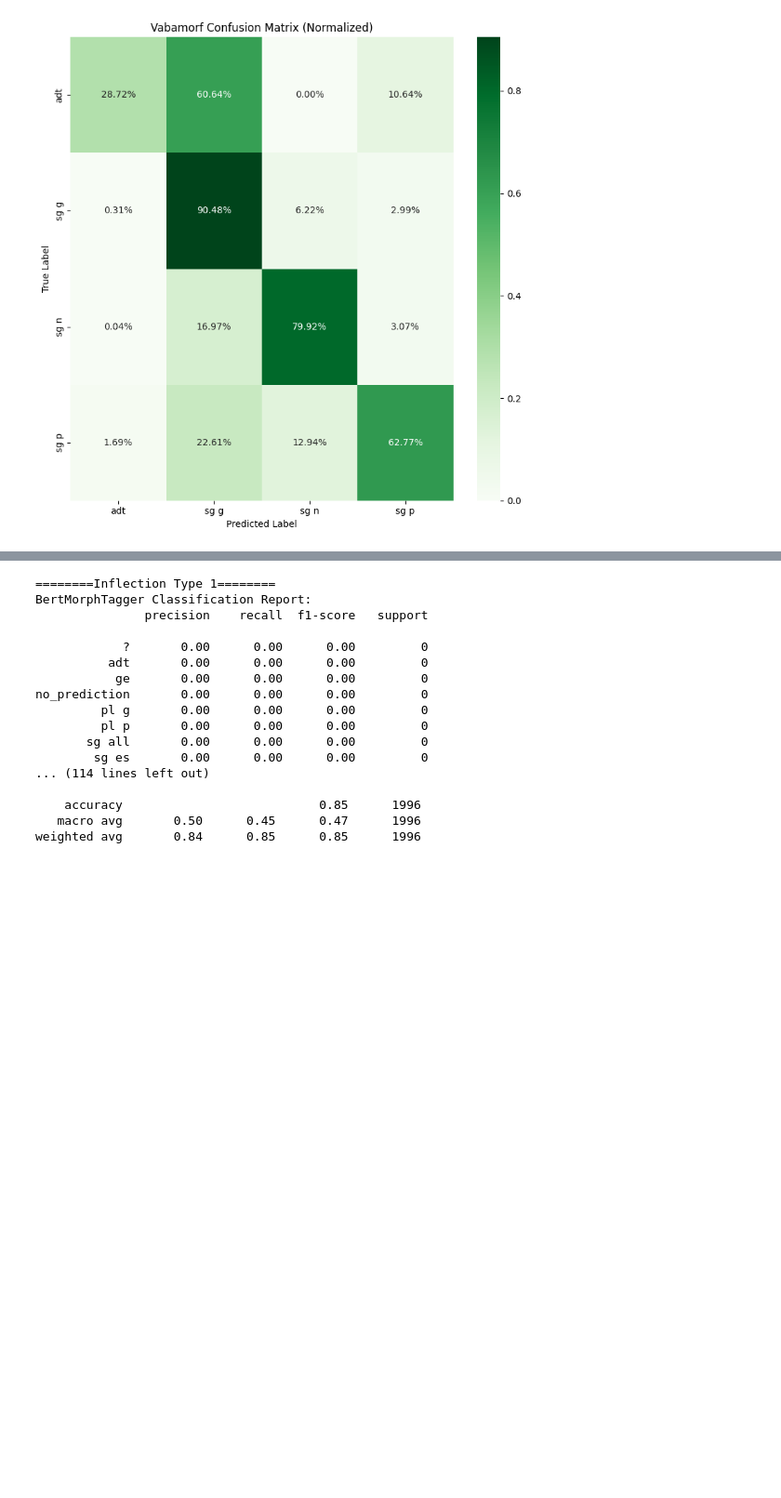
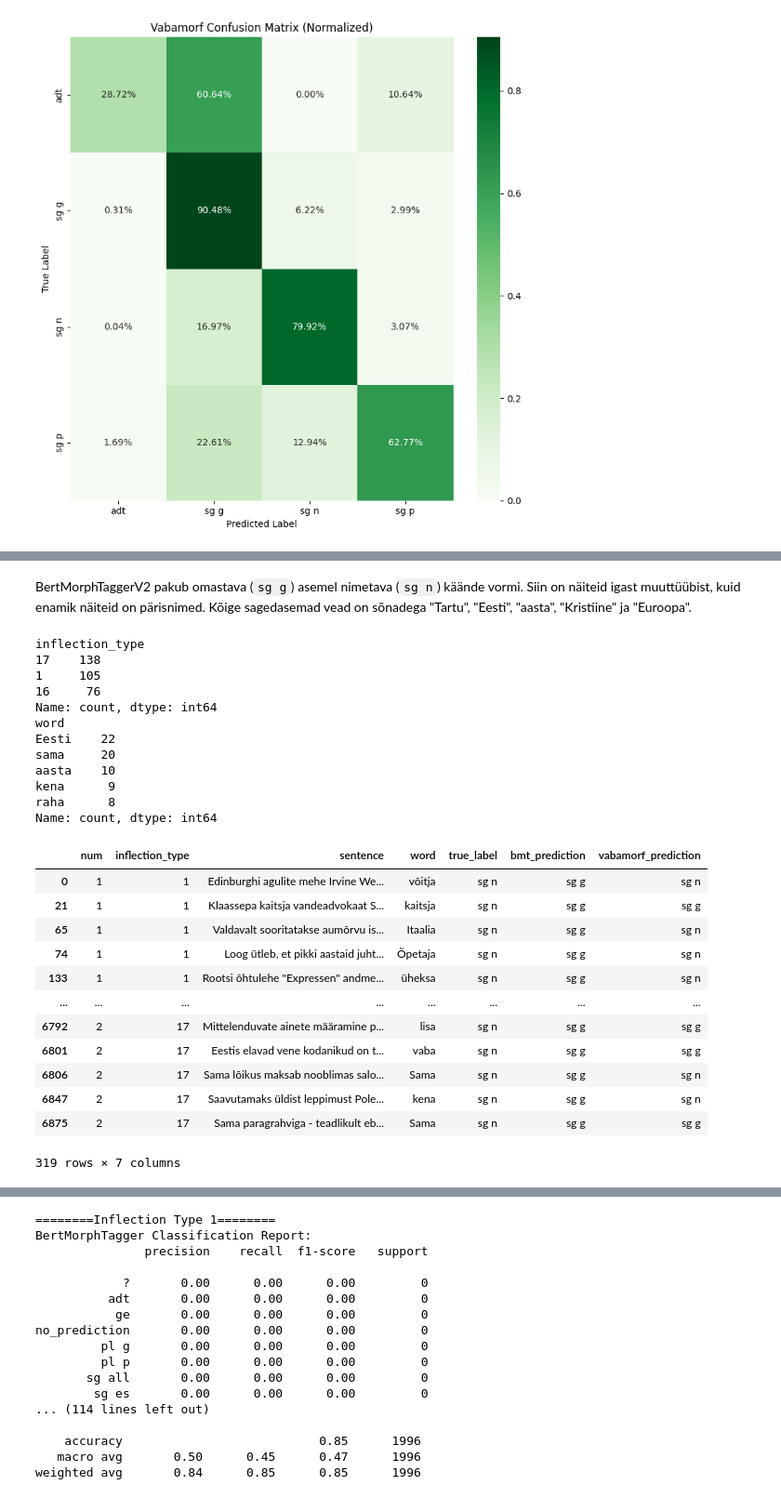
Before and after one commit to SanderSaska/EstNLTK_model_training, a Jupyter notebook: notebooks/homonyms_compare_vabamorf.ipynb, the cells around one changed output, grey strips where cells are left out. Shown at 93% size. Saved outputs shown, nothing was run; the diff lists cells and outputs as text; code cells hidden in the pictures; blank space fills up the shorter version.

```diff
--- a/notebooks/homonyms_compare_vabamorf.ipynb
+++ b/notebooks/homonyms_compare_vabamorf.ipynb
@@ -440,0 +563,36 @@ plt.show()
+# %% [markdown]
+BertMorphTaggerV2 pakub omastava (`sg g`) asemel nimetava (`sg n`) käände vormi. Siin on näiteid igast muuttüübist, kuid enamik näiteid on pärisnimed. Kõige sagedasemad vead on sõnadega "Tartu", "Eesti", "aasta", "Kristiine" ja "Euroopa".
+# %%
+# Analyse results where BertMorphTagger predicted "sg g", but the true label was "sg n"
+sg_g_as_sg_n = results_df[
+    (results_df["bmt_prediction"] == "sg g") & (results_df["true_label"] == "sg n")
+]
+print(sg_g_as_sg_n["inflection_type"].value_counts())
+print(sg_g_as_sg_n["word"].value_counts().head(5))
+display(sg_g_as_sg_n)
+# %% [output]
+inflection_type
+17    138
+1     105
+16     76
+Name: count, dtype: int64
+word
+Eesti    22
+sama     20
+aasta    10
+kena      9
+raha      8
+Name: count, dtype: int64
+|  | num | inflection_type | sentence | word | true_label | bmt_prediction | vabamorf_prediction |
+| 0 | 1 | 1 | Edinburghi agulite mehe Irvine We... | võitja | sg n | sg g | sg n |
+| 21 | 1 | 1 | Klaassepa kaitsja vandeadvokaat S... | kaitsja | sg n | sg g | sg g |
+| 65 | 1 | 1 | Valdavalt sooritatakse aumõrvu is... | Itaalia | sg n | sg g | sg n |
+| 74 | 1 | 1 | Loog ütleb, et pikki aastaid juht... | Õpetaja | sg n | sg g | sg n |
+| 133 | 1 | 1 | Rootsi õhtulehe "Expressen" andme... | üheksa | sg n | sg g | sg n |
+| ... | ... | ... | ... | ... | ... | ... | ... |
+| 6792 | 2 | 17 | Mittelenduvate ainete määramine p... | lisa | sg n | sg g | sg g |
+| 6801 | 2 | 17 | Eestis elavad vene kodanikud on t... | vaba | sg n | sg g | sg g |
+| 6806 | 2 | 17 | Sama lõikus maksab nooblimas salo... | Sama | sg n | sg g | sg n |
+| 6847 | 2 | 17 | Saavutamaks üldist leppimust Pole... | kena | sg n | sg g | sg n |
+| 6875 | 2 | 17 | Sama paragrahviga - teadlikult eb... | Sama | sg n | sg g | sg g |
+319 rows × 7 columns
```
Also changed, not shown: parts of 6 cells of this notebook.
